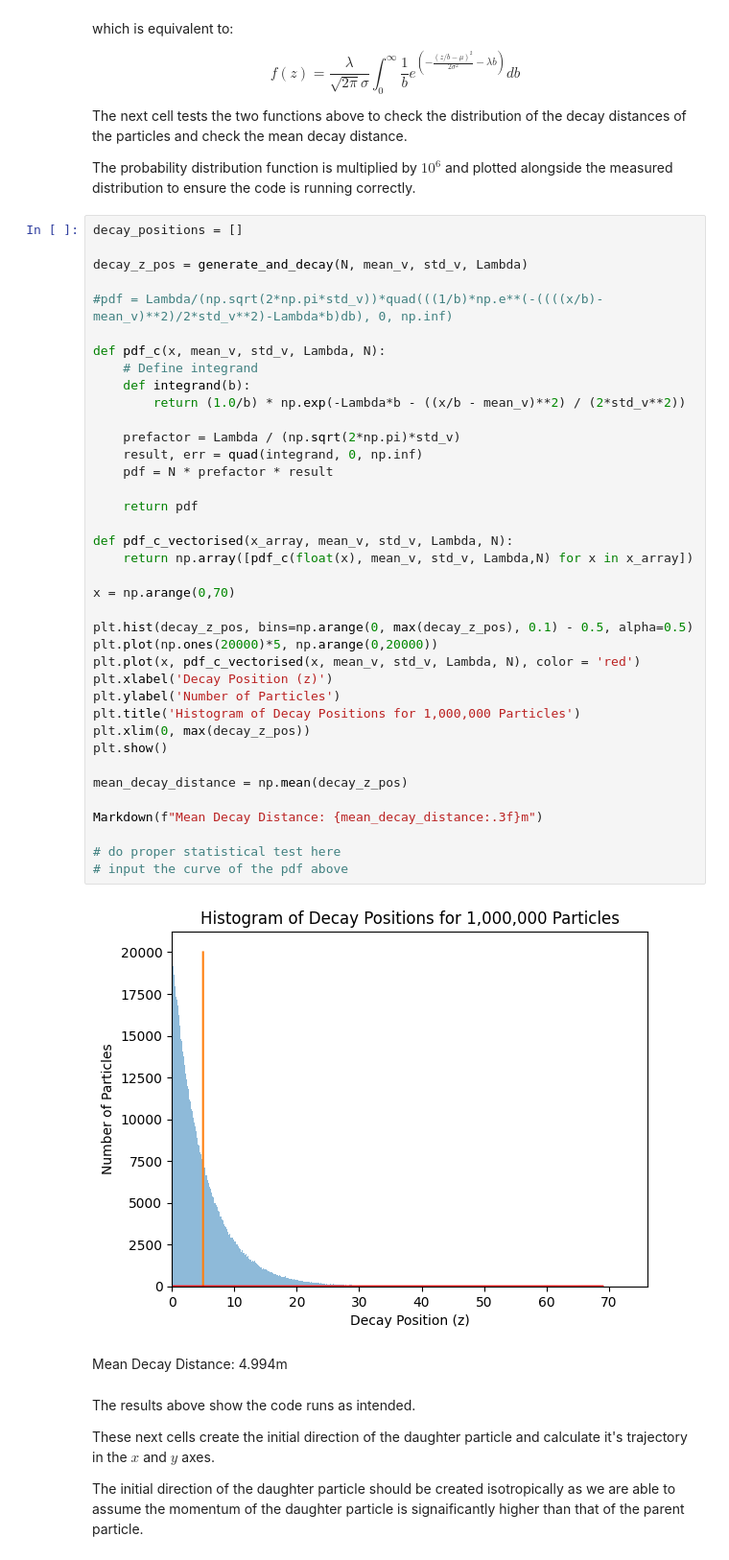
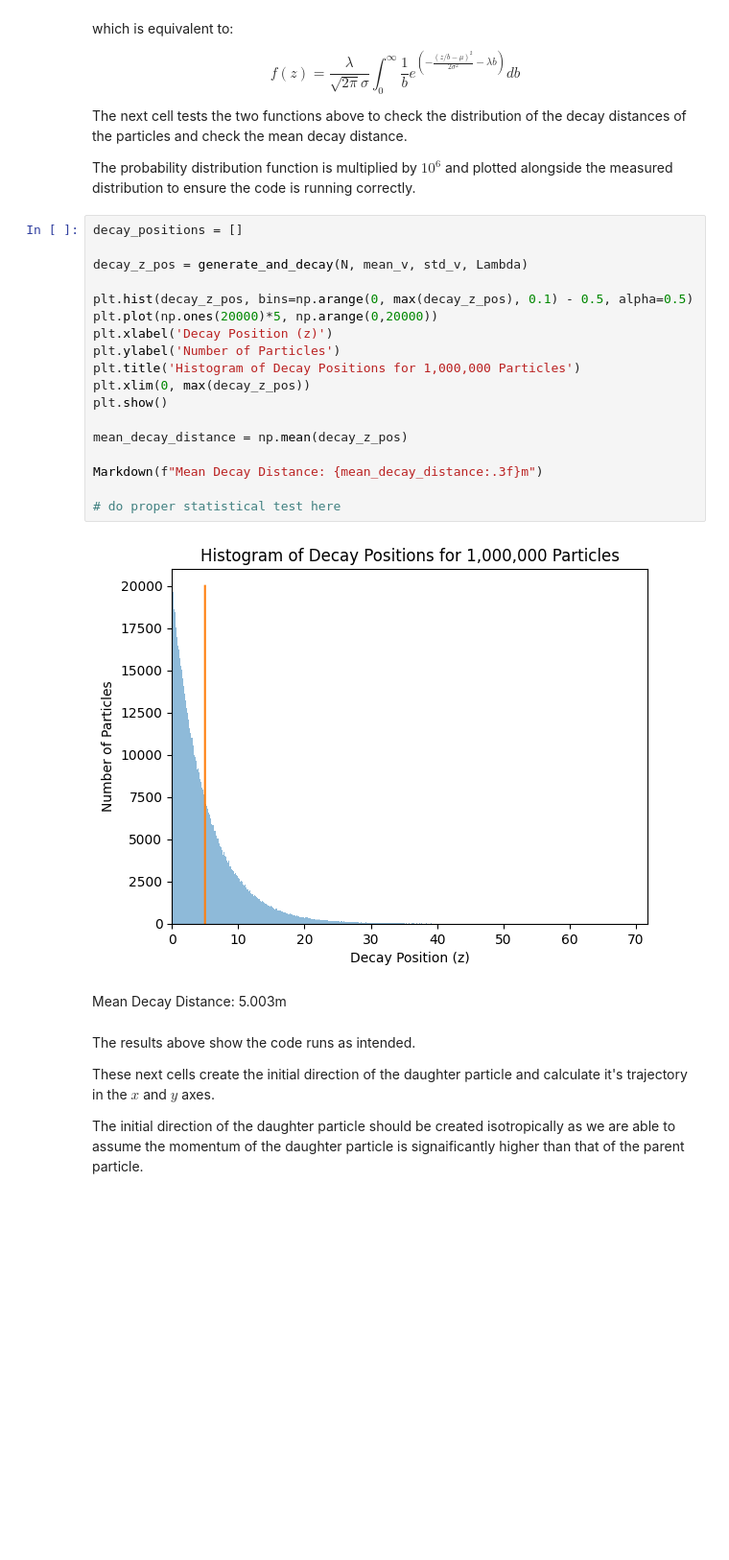
Before and after one commit to jpjharg/Coding-and-ML-year3, a Jupyter notebook: TB1/Project 1 - Option B.ipynb, the cells around one changed output. Shown: that part at 96% size. Drawn from its saved outputs; the diff is of its cells as text; blank space fills up the shorter version.

```diff
--- a/TB1/Project 1 - Option B.ipynb
+++ b/TB1/Project 1 - Option B.ipynb
@@ -51,44 +51,24 @@ The probability distribution function is multiplied by $10^6$ and plotted alongs
 # %%
 decay_positions = []
 
 decay_z_pos = generate_and_decay(N, mean_v, std_v, Lambda)
 
-#pdf = Lambda/(np.sqrt(2*np.pi*std_v))*quad(((1/b)*np.e**(-((((x/b)-mean_v)**2)/2*std_v**2)-Lambda*b)db), 0, np.inf)
-
-def pdf_c(x, mean_v, std_v, Lambda, N):
-    # Define integrand
-    def integrand(b):
-        return (1.0/b) * np.exp(-Lambda*b - ((x/b - mean_v)**2) / (2*std_v**2))
-
-    prefactor = Lambda / (np.sqrt(2*np.pi)*std_v)
-    result, err = quad(integrand, 0, np.inf)
-    pdf = N * prefactor * result
-
-    return pdf
-
-def pdf_c_vectorised(x_array, mean_v, std_v, Lambda, N):
-    return np.array([pdf_c(float(x), mean_v, std_v, Lambda,N) for x in x_array])
-
-x = np.arange(0,70)
-
 plt.hist(decay_z_pos, bins=np.arange(0, max(decay_z_pos), 0.1) - 0.5, alpha=0.5)
 plt.plot(np.ones(20000)*5, np.arange(0,20000))
-plt.plot(x, pdf_c_vectorised(x, mean_v, std_v, Lambda, N), color = 'red')
 plt.xlabel('Decay Position (z)')
 plt.ylabel('Number of Particles')
 plt.title('Histogram of Decay Positions for 1,000,000 Particles')
 plt.xlim(0, max(decay_z_pos))
 plt.show()
 
 mean_decay_distance = np.mean(decay_z_pos)
 
 Markdown(f"Mean Decay Distance: {mean_decay_distance:.3f}m")
 
 # do proper statistical test here
-# input the curve of the pdf above
 # %% [output]
-[figure, old version]
+[figure, new version]
-Mean Decay Distance: 4.994m
+Mean Decay Distance: 5.003m
 # %% [markdown]
 The results above show the code runs as intended.
 
```
Also changed, not shown: parts of 10 cells of this notebook.
